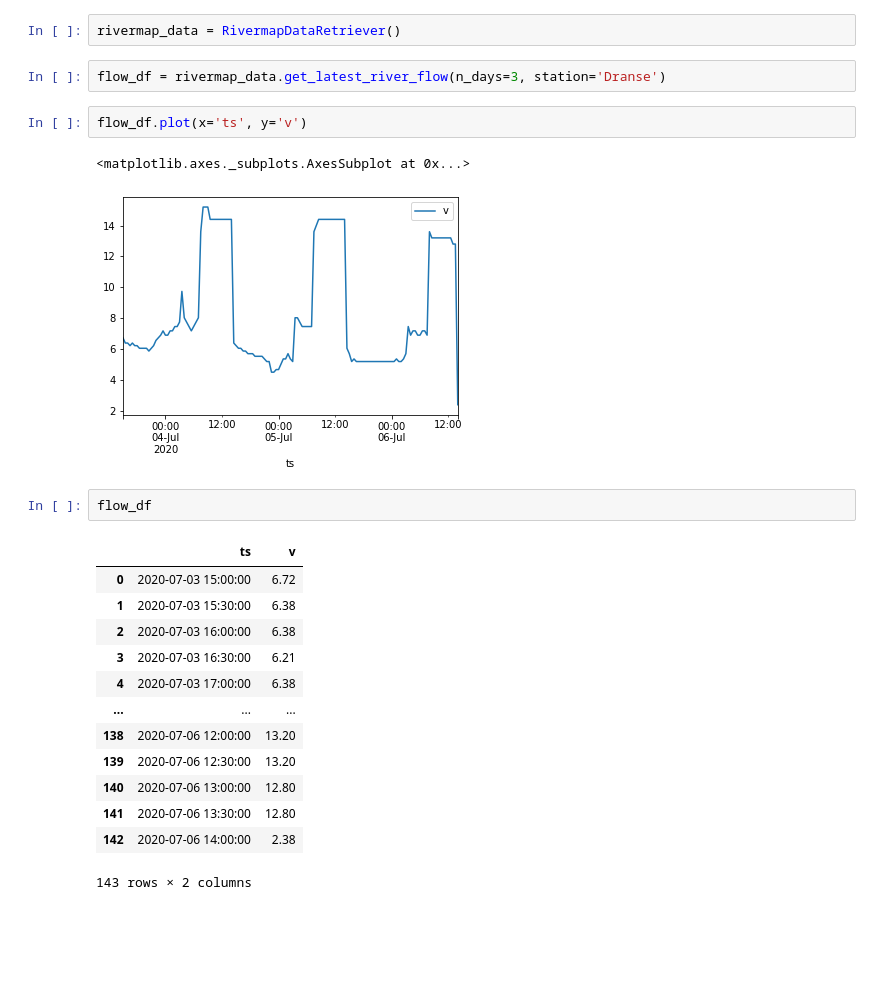
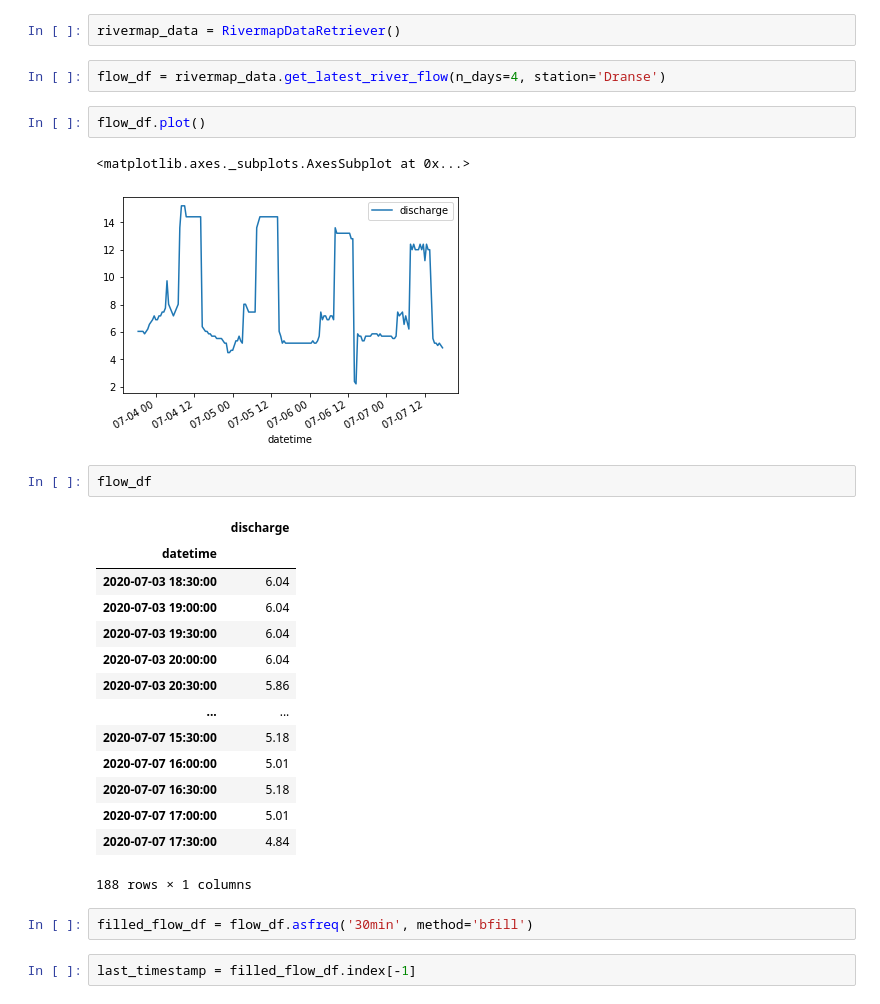
Before and after one commit to maxnolte/river_forecast, a Jupyter notebook: rivermap_data_retrieval.ipynb, the cells around one changed output. Drawn from its saved outputs; the diff is of its cells as text; blank space fills up the shorter version.

Commit message:
formatted Dranse API data

```diff
--- a/rivermap_data_retrieval.ipynb
+++ b/rivermap_data_retrieval.ipynb
@@ -7,25 +7,30 @@ from river_forecast.api_data_access import RivermapDataRetriever
 # %%
 rivermap_data = RivermapDataRetriever()
 # %%
-flow_df = rivermap_data.get_latest_river_flow(n_days=3, station='Dranse')
+flow_df = rivermap_data.get_latest_river_flow(n_days=4, station='Dranse')
 # %%
-flow_df.plot(x='ts', y='v')
+flow_df.plot()
 # %% [output]
 <matplotlib.axes._subplots.AxesSubplot at 0x...>
-[figure, old version]
+[figure, new version]
 # %%
 flow_df
 # %% [output]
-|  | ts | v |
-| 0 | 2020-07-03 15:00:00 | 6.72 |
-| 1 | 2020-07-03 15:30:00 | 6.38 |
-| 2 | 2020-07-03 16:00:00 | 6.38 |
-| 3 | 2020-07-03 16:30:00 | 6.21 |
-| 4 | 2020-07-03 17:00:00 | 6.38 |
-| ... | ... | ... |
-| 138 | 2020-07-06 12:00:00 | 13.20 |
-| 139 | 2020-07-06 12:30:00 | 13.20 |
-| 140 | 2020-07-06 13:00:00 | 12.80 |
-| 141 | 2020-07-06 13:30:00 | 12.80 |
-| 142 | 2020-07-06 14:00:00 | 2.38 |
+|  | discharge |
+| datetime |  |
+| 2020-07-03 18:30:00 | 6.04 |
+| 2020-07-03 19:00:00 | 6.04 |
+| 2020-07-03 19:30:00 | 6.04 |
+| 2020-07-03 20:00:00 | 6.04 |
+| 2020-07-03 20:30:00 | 5.86 |
+| ... | ... |
+| 2020-07-07 15:30:00 | 5.18 |
+| 2020-07-07 16:00:00 | 5.01 |
+| 2020-07-07 16:30:00 | 5.18 |
+| 2020-07-07 17:00:00 | 5.01 |
+| 2020-07-07 17:30:00 | 4.84 |
-143 rows × 2 columns
+188 rows × 1 columns
+# %%
+filled_flow_df = flow_df.asfreq('30min', method='bfill')
+# %%
+last_timestamp = filled_flow_df.index[-1]
```
Also changed, not shown: parts of 4 cells of this notebook, 2 other files.
